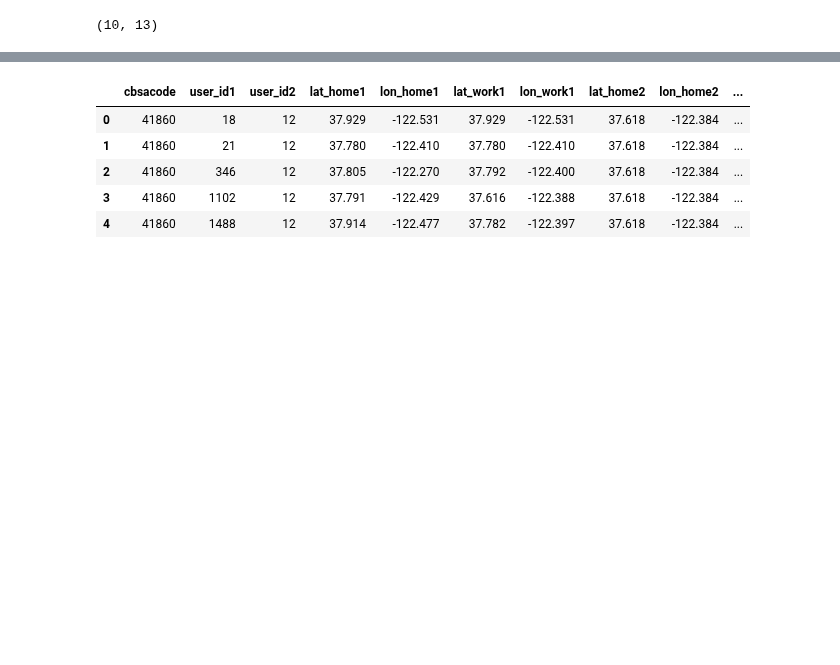
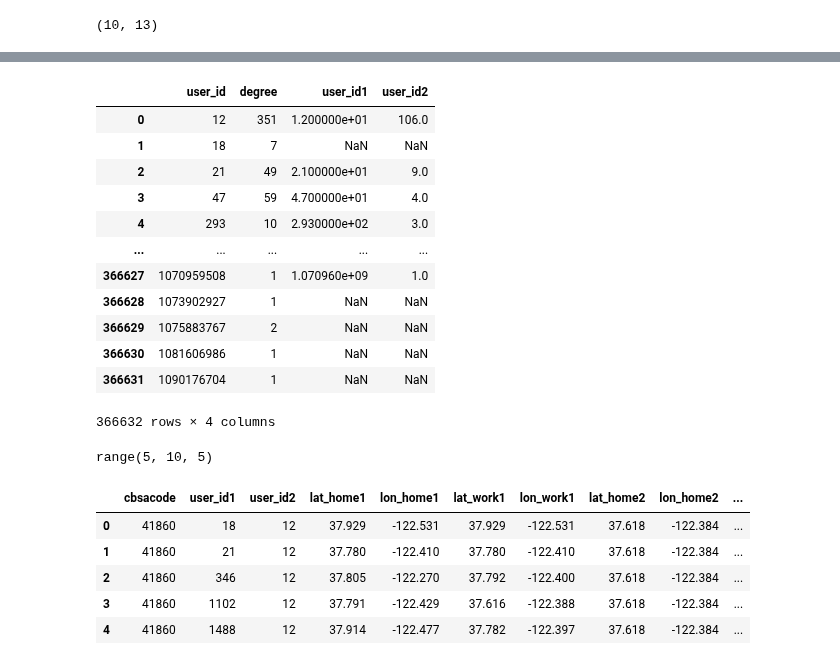
Before and after one commit to sandorjuhasz/ties-around-home, a Jupyter notebook: scripts/degree_home_work.ipynb, the cells around one changed output, grey strips where cells are left out. Drawn from its saved outputs; the diff is of its cells as text; code cells hidden in the pictures; blank space fills up the shorter version.

Commit message:
degree script --updatte

```diff
--- a/scripts/degree_home_work.ipynb
+++ b/scripts/degree_home_work.ipynb
@@ -101,8 +101,8 @@ export.to_csv("../data/geo_edgelist_top50.csv.gz", compression="gzip", index=Fal
 geo_edgelist = pd.read_csv("../data/geo_edgelist_top50.csv.gz")
 
 # km instead of meter
-geo_edgelist["dist_hh"] = geo_edgelist["dist_hh"] /1000
-geo_edgelist["dist_ww"] = geo_edgelist["dist_ww"] /1000
+# geo_edgelist["dist_hh"] = geo_edgelist["dist_hh"] /1000
+# geo_edgelist["dist_ww"] = geo_edgelist["dist_ww"] /1000
 # %%
 # degree table -- NOTE -- all ties are mutual
 degree_tab = geo_edgelist.groupby("user_id1")["user_id2"].count().reset_index()
@@ -133,4 +123,10 @@ test
 # %%
 # user_id1 have x friends with above 5km
-test[test["dist_ww"]>5].groupby("user_id1")["user_id2"].count().reset_index()
+
+start_time = time.time()
+
+temp = geo_edgelist[geo_edgelist["dist_ww"]<=1000].groupby("user_id1")["user_id2"].count().reset_index()
+temp.columns = ["user_id", ""]
+degree_tab = pd.merge(degree_tab, temp, left_on="user_id", right_on="user_id1", how="left")
+print("--- %s seconds ---" % (time.time() - start_time))
 # %% [output]
@@ -140,3 +150,23 @@ test[test["dist_ww"]>5].groupby("user_id1")["user_id2"].count().reset_index()
+# %%
+degree_tab
+# %% [output]
+|  | user_id | degree | user_id1 | user_id2 |
+| 0 | 12 | 351 | 1.200000e+01 | 106.0 |
+| 1 | 18 | 7 | NaN | NaN |
+| 2 | 21 | 49 | 2.100000e+01 | 9.0 |
+| 3 | 47 | 59 | 4.700000e+01 | 4.0 |
+| 4 | 293 | 10 | 2.930000e+02 | 3.0 |
+| ... | ... | ... | ... | ... |
+| 366627 | 1070959508 | 1 | 1.070960e+09 | 1.0 |
+| 366628 | 1073902927 | 1 | NaN | NaN |
+| 366629 | 1075883767 | 2 | NaN | NaN |
+| 366630 | 1081606986 | 1 | NaN | NaN |
+| 366631 | 1090176704 | 1 | NaN | NaN |
+366632 rows × 4 columns
+# %%
+print(range(5, 10, 5))
+# %% [output]
+range(5, 10, 5)
 # %%
 geo_edgelist.head()
 # %% [output]
```
Also changed, not shown: parts of 4 cells of this notebook.
